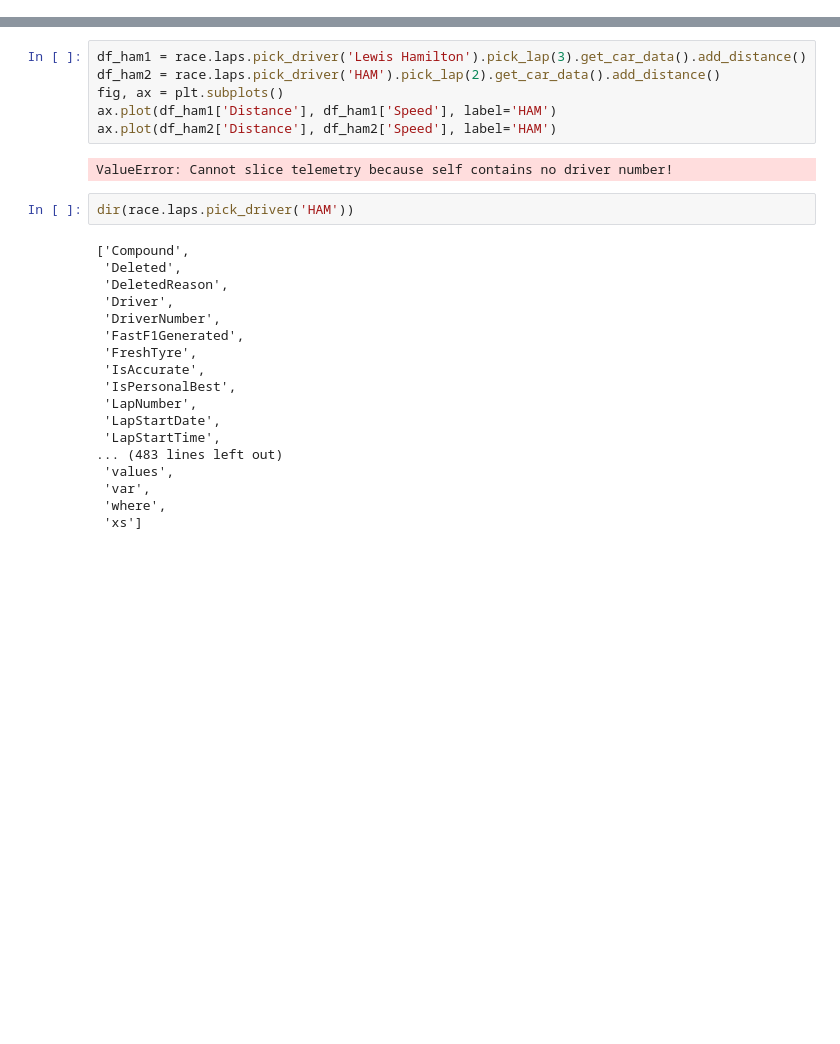
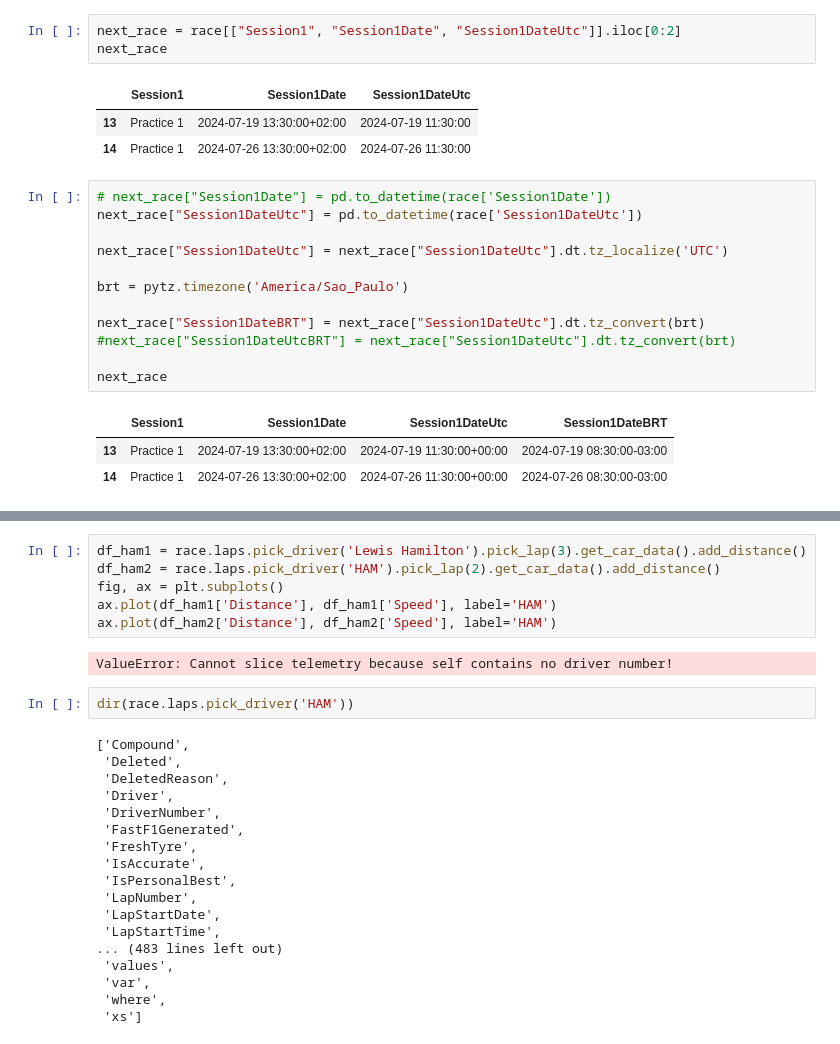
Before and after one commit to caiolacerdamt/f1-project, a Jupyter notebook: main.ipynb, the cells around one changed output, grey strips where cells are left out. Drawn from its saved outputs; the diff is of its cells as text; blank space fills up the shorter version.

```diff
--- a/main.ipynb
+++ b/main.ipynb
@@ -50,0 +138,23 @@ Name: Abbreviation, dtype: object
+# %%
+next_race = race[["Session1", "Session1Date", "Session1DateUtc"]].iloc[0:2]
+next_race
+# %% [output]
+|  | Session1 | Session1Date | Session1DateUtc |
+| 13 | Practice 1 | 2024-07-19 13:30:00+02:00 | 2024-07-19 11:30:00 |
+| 14 | Practice 1 | 2024-07-26 13:30:00+02:00 | 2024-07-26 11:30:00 |
+# %%
+# next_race["Session1Date"] = pd.to_datetime(race['Session1Date'])
+next_race["Session1DateUtc"] = pd.to_datetime(race['Session1DateUtc'])
+
+next_race["Session1DateUtc"] = next_race["Session1DateUtc"].dt.tz_localize('UTC')
+
+brt = pytz.timezone('America/Sao_Paulo')
+
+next_race["Session1DateBRT"] = next_race["Session1DateUtc"].dt.tz_convert(brt)
+#next_race["Session1DateUtcBRT"] = next_race["Session1DateUtc"].dt.tz_convert(brt)
+
+next_race
+# %% [output]
+|  | Session1 | Session1Date | Session1DateUtc | Session1DateBRT |
+| 13 | Practice 1 | 2024-07-19 13:30:00+02:00 | 2024-07-19 11:30:00+00:00 | 2024-07-19 08:30:00-03:00 |
+| 14 | Practice 1 | 2024-07-26 13:30:00+02:00 | 2024-07-26 11:30:00+00:00 | 2024-07-26 08:30:00-03:00 |
```
Also changed, not shown: parts of 11 cells of this notebook, 1 other file.
